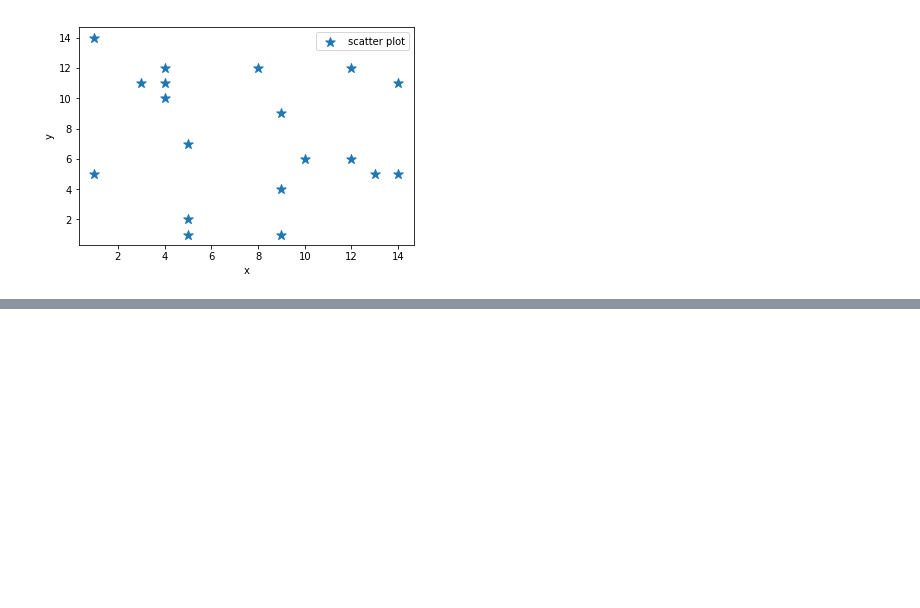
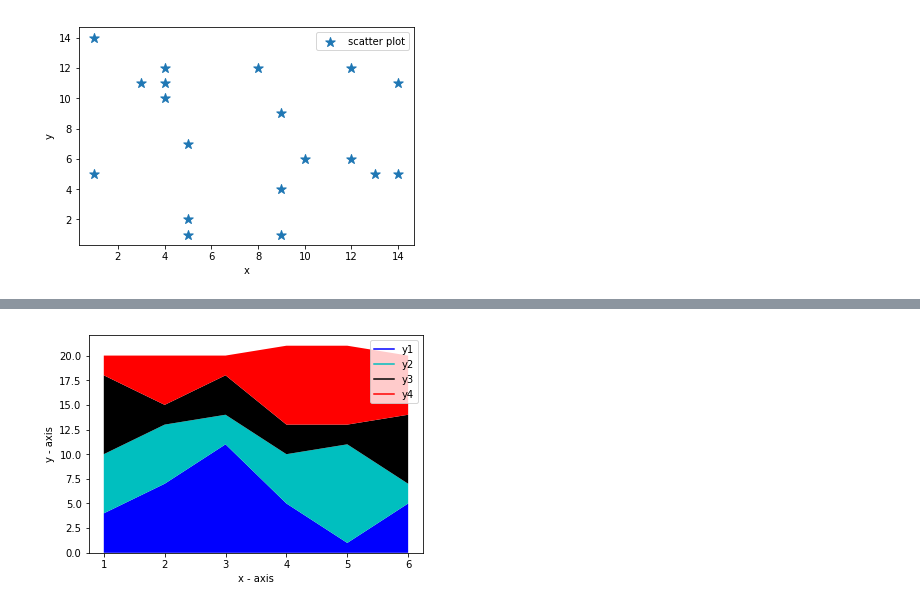
Before and after one commit to surya1singh/matplotlib_examples, a Jupyter notebook: basic.ipynb, the cells around one changed output, grey strips where cells are left out. Drawn from its saved outputs; the diff is of its cells as text; code cells hidden in the pictures; blank space fills up the shorter version.

```diff
--- a/basic.ipynb
+++ b/basic.ipynb
@@ -99,0 +115,12 @@ plt.show()
+# %%
+plt.plot([],[],label='y1', color='b', linewidth = 5)
+plt.plot([],[],label='y2', color='c', linewidth = 5)
+plt.plot([],[],label='y3', color='k', linewidth = 5)
+plt.plot([],[],label='y4', color='r')
+plt.legend()
+plt.stackplot(x,y1,y2,y3,y4,colors = ['b','c','k','r'])
+plt.xlabel('x - axis')
+plt.ylabel('y - axis')
+plt.show()
+# %% [output]
+[figure, added]
```
Also changed, not shown: parts of 2 cells of this notebook.
